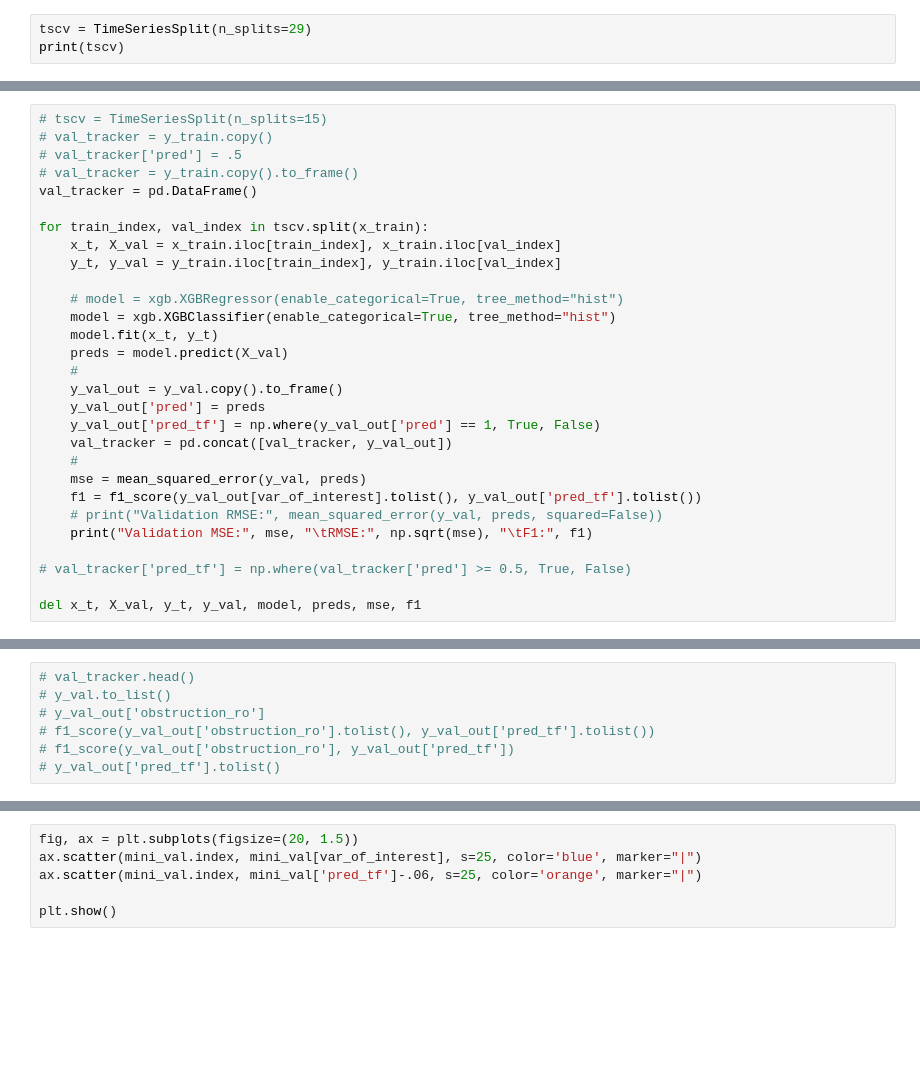
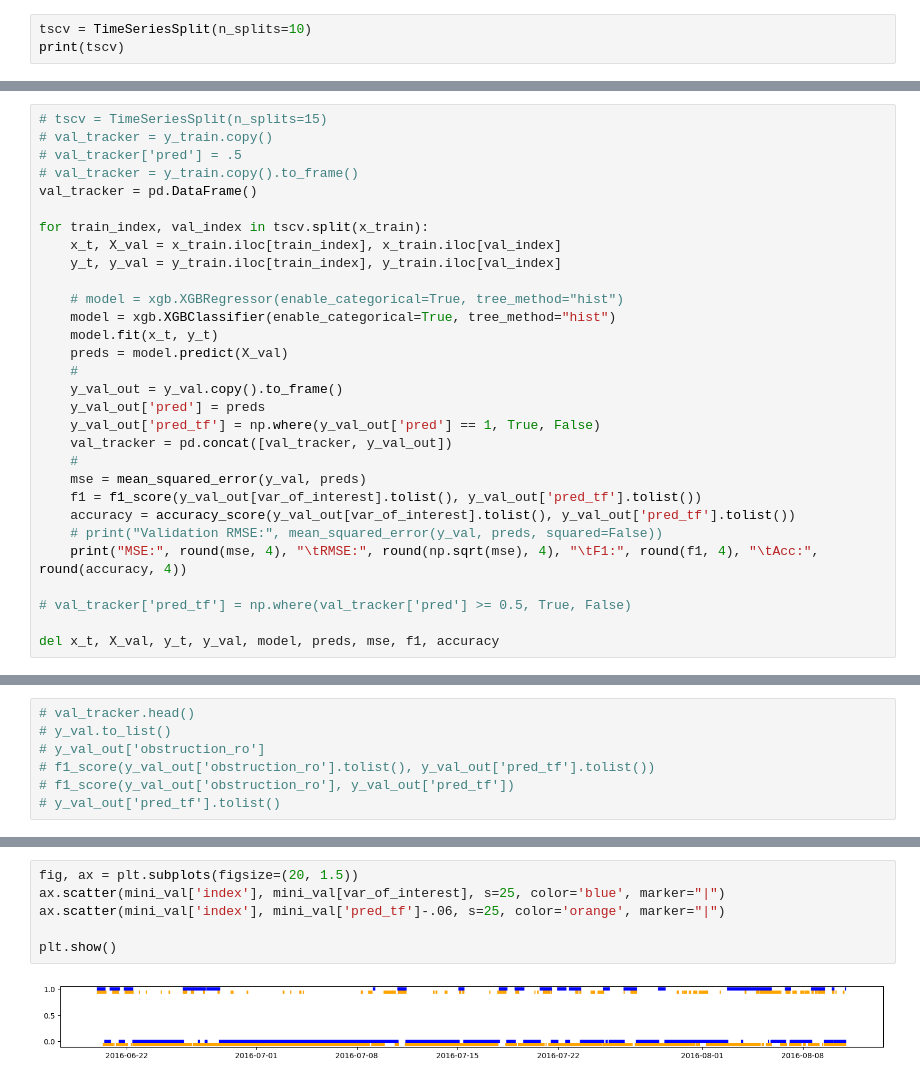
Before and after one commit to gmcginnis/info-698-capstone, a Jupyter notebook: 02_split.ipynb, the cells around one changed output, grey strips where cells are left out. Saved outputs shown, nothing was run; the diff lists cells and outputs as text; blank space fills up the shorter version.

Commit message:
metrics, visualizations

```diff
--- a/02_split.ipynb
+++ b/02_split.ipynb
@@ -527,6 +509,6 @@ Test:    20108           2015-10-23 04:20:00 thru 2015-12-31 23:55:00
 # %% [markdown]
 ### Sliding Window
 # %%
-tscv = TimeSeriesSplit(n_splits=29)
+tscv = TimeSeriesSplit(n_splits=10)
 print(tscv)
 # %% [output]
@@ -594,9 +576,10 @@ for train_index, val_index in tscv.split(x_train):
     #
     mse = mean_squared_error(y_val, preds)
     f1 = f1_score(y_val_out[var_of_interest].tolist(), y_val_out['pred_tf'].tolist())
+    accuracy = accuracy_score(y_val_out[var_of_interest].tolist(), y_val_out['pred_tf'].tolist())
     # print("Validation RMSE:", mean_squared_error(y_val, preds, squared=False))
-    print("Validation MSE:", mse, "\tRMSE:", np.sqrt(mse), "\tF1:", f1)
+    print("MSE:", round(mse, 4), "\tRMSE:", round(np.sqrt(mse), 4), "\tF1:", round(f1, 4), "\tAcc:", round(accuracy, 4))
 
 # val_tracker['pred_tf'] = np.where(val_tracker['pred'] >= 0.5, True, False)
 
-del x_t, X_val, y_t, y_val, model, preds, mse, f1
+del x_t, X_val, y_t, y_val, model, preds, mse, f1, accuracy
@@ -637,6 +647,8 @@ mini_val
 # %%
 fig, ax = plt.subplots(figsize=(20, 1.5))
-ax.scatter(mini_val.index, mini_val[var_of_interest], s=25, color='blue', marker="|")
-ax.scatter(mini_val.index, mini_val['pred_tf']-.06, s=25, color='orange', marker="|")
+ax.scatter(mini_val['index'], mini_val[var_of_interest], s=25, color='blue', marker="|")
+ax.scatter(mini_val['index'], mini_val['pred_tf']-.06, s=25, color='orange', marker="|")
 
 plt.show()
+# %% [output]
+[figure, added]
```
Also changed, not shown: parts of 21 cells of this notebook.
